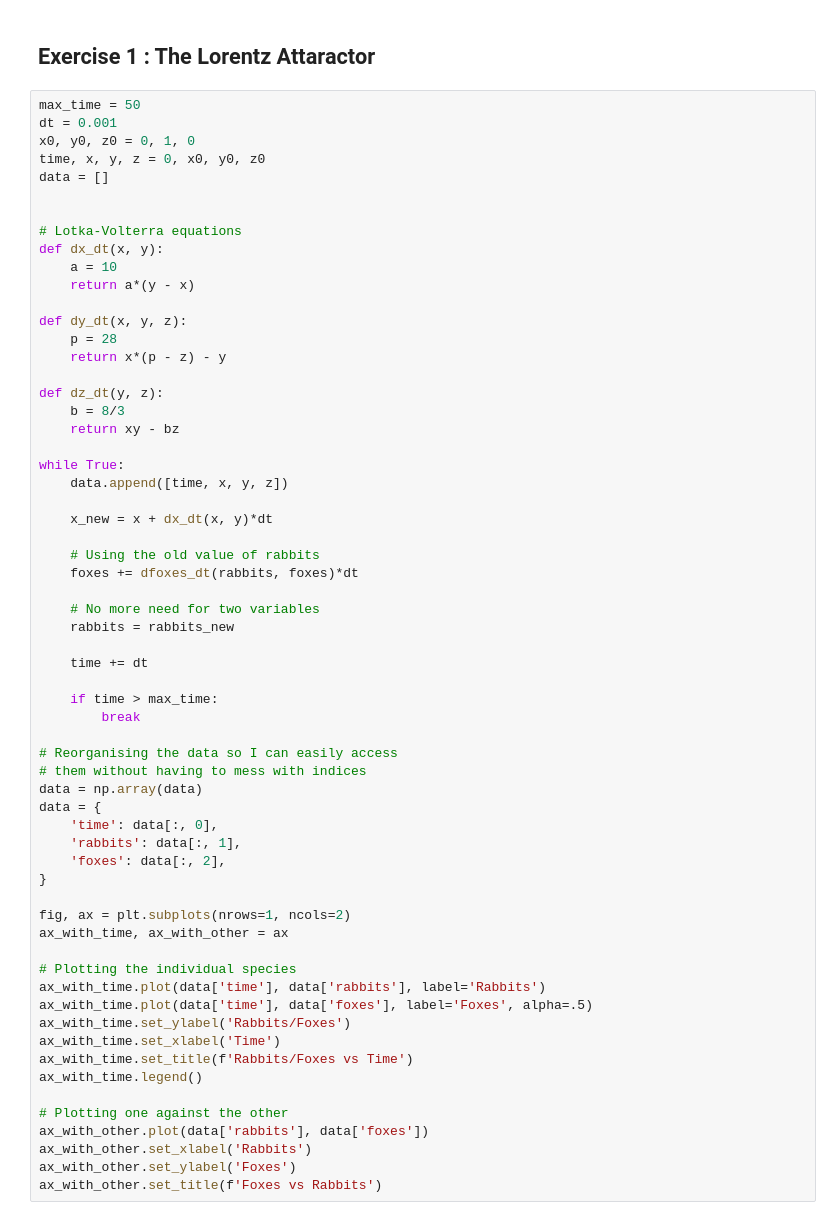
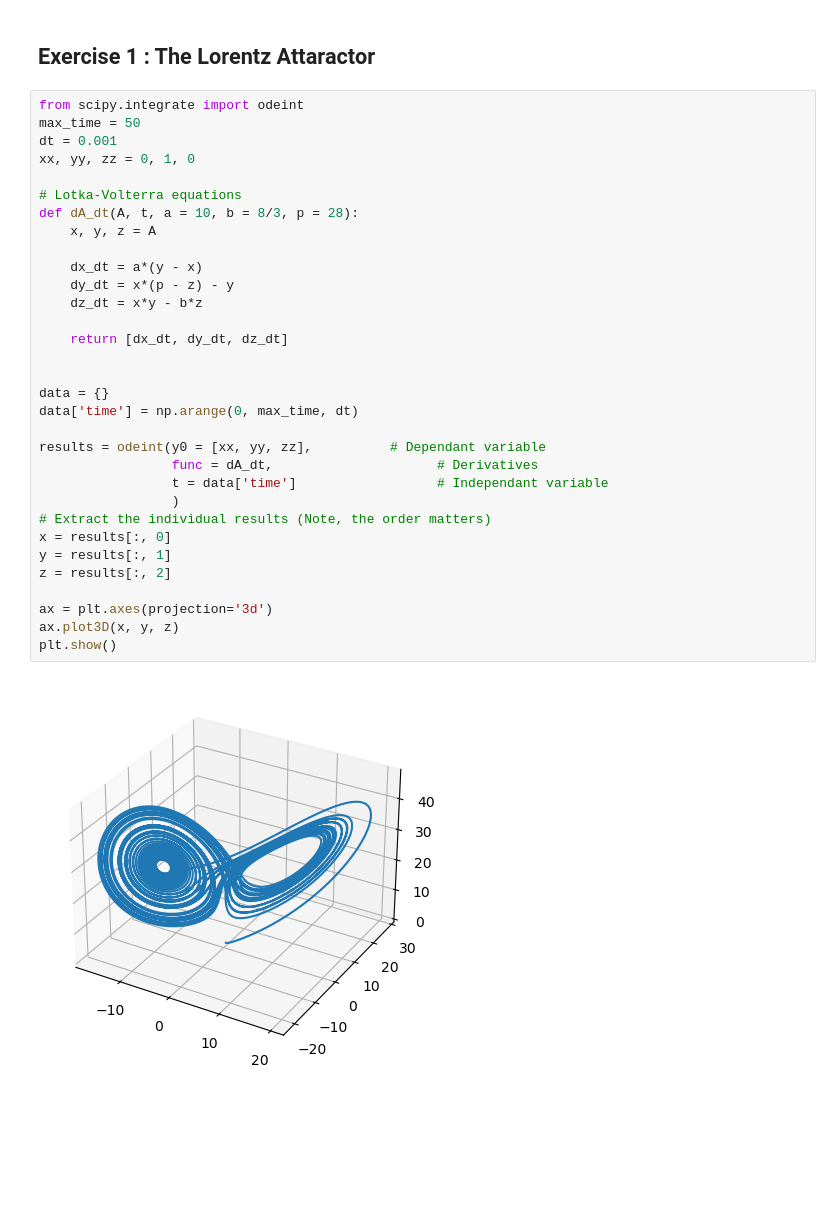
Before and after one commit to SPS-SP2273/learning-portfolio-Rizqancaffoor, a Jupyter notebook: numerical solutions/numerical_solutions_(good).ipynb, the cells around one changed output. Saved outputs shown, nothing was run; the diff lists cells and outputs as text; blank space fills up the shorter version.

```diff
--- a/numerical solutions/numerical_solutions_(good).ipynb
+++ b/numerical solutions/numerical_solutions_(good).ipynb
@@ -199,64 +199,36 @@ Text(0.5, 1.0, 'Foxes vs Rabbits')
 # %% [markdown]
 ## Exercise 1 :  The Lorentz Attaractor
 # %%
+from scipy.integrate import odeint
 max_time = 50
 dt = 0.001
-x0, y0, z0 = 0, 1, 0
-time, x, y, z = 0, x0, y0, z0
-data = []
+xx, yy, zz = 0, 1, 0
+
+# Lotka-Volterra equations
+def dA_dt(A, t, a = 10, b = 8/3, p = 28):
+    x, y, z = A
+
+    dx_dt = a*(y - x)
+    dy_dt = x*(p - z) - y
+    dz_dt = x*y - b*z
+
+    return [dx_dt, dy_dt, dz_dt]
 
 
-# Lotka-Volterra equations
-def dx_dt(x, y):
-    a = 10
-    return a*(y - x)
+data = {}
+data['time'] = np.arange(0, max_time, dt)
 
-def dy_dt(x, y, z):
-    p = 28
-    return x*(p - z) - y
+results = odeint(y0 = [xx, yy, zz],          # Dependant variable
+                 func = dA_dt,                     # Derivatives
+                 t = data['time']                  # Independant variable
+                 )
+# Extract the individual results (Note, the order matters)
+x = results[:, 0]
+y = results[:, 1]
+z = results[:, 2]
 
-def dz_dt(y, z):
-    b = 8/3
-    return xy - bz
-
-while True:
-    data.append([time, x, y, z])
-
-    x_new = x + dx_dt(x, y)*dt
-
-    # Using the old value of rabbits
-    foxes += dfoxes_dt(rabbits, foxes)*dt
-
-    # No more need for two variables
-    rabbits = rabbits_new
-
-    time += dt
-
-    if time > max_time:
-        break
-
-# Reorganising the data so I can easily access
-# them without having to mess with indices
-data = np.array(data)
-data = {
-    'time': data[:, 0],
-    'rabbits': data[:, 1],
-    'foxes': data[:, 2],
-}
-
-fig, ax = plt.subplots(nrows=1, ncols=2)
-ax_with_time, ax_with_other = ax
-
-# Plotting the individual species
-ax_with_time.plot(data['time'], data['rabbits'], label='Rabbits')
-ax_with_time.plot(data['time'], data['foxes'], label='Foxes', alpha=.5)
-ax_with_time.set_ylabel('Rabbits/Foxes')
-ax_with_time.set_xlabel('Time')
-ax_with_time.set_title(f'Rabbits/Foxes vs Time')
-ax_with_time.legend()
-
-# Plotting one against the other
-ax_with_other.plot(data['rabbits'], data['foxes'])
-ax_with_other.set_xlabel('Rabbits')
-ax_with_other.set_ylabel('Foxes')
-ax_with_other.set_title(f'Foxes vs Rabbits')
+ax = plt.axes(projection='3d')
+ax.plot3D(x, y, z)
+plt.show()
+# %% [output]
+[figure, added]
```
